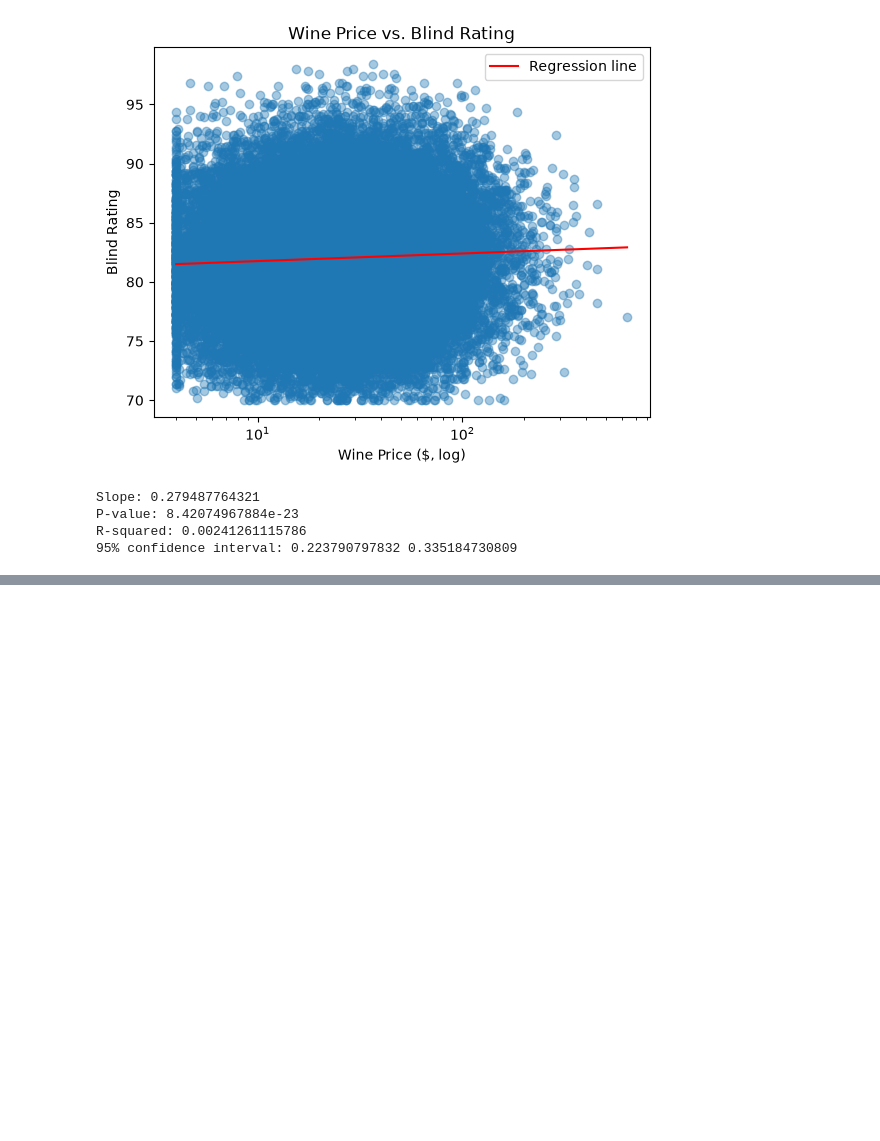
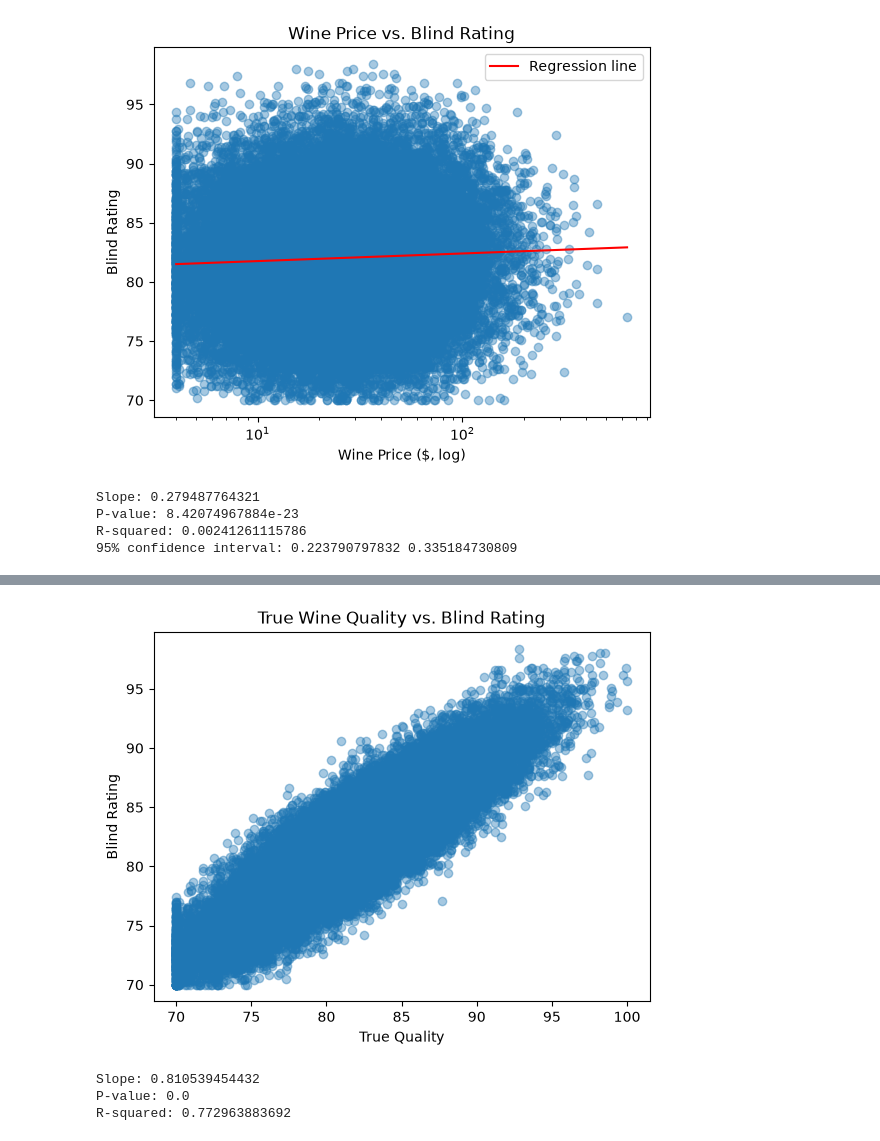
Before and after one commit to jrwhe01/wine_tastevsquailty_data, a Jupyter notebook: wineanalysis.ipynb, the cells around one changed output, grey strips where cells are left out. Drawn from its saved outputs; the diff is of its cells as text; code cells hidden in the pictures; blank space fills up the shorter version.

```diff
--- a/wineanalysis.ipynb
+++ b/wineanalysis.ipynb
@@ -222,0 +252,6 @@ R-squared: 0.00241261115786
+# %%
+final_tbl = winedata.select('wine_id','blind_rating', 'sighted_rating','price', 'true_quality')
+diff = final_tbl.apply(np.subtract, 'sighted_rating', 'blind_rating')
+
+final_tbl = final_tbl.with_column('rating_diff', diff)
+final_tbl
@@ -222,0 +273,25 @@ R-squared: 0.00241261115786
+# %%
+plt.scatter(
+    final_tbl["true_quality"],
+    final_tbl["blind_rating"],
+    alpha=0.4
+)
+
+plt.xlabel("True Quality")
+plt.ylabel("Blind Rating")
+plt.title("True Wine Quality vs. Blind Rating")
+plt.show()
+
+result4 = linregress(
+    final_tbl["true_quality"],
+    final_tbl["blind_rating"]
+)
+
+print("Slope:", result4.slope)
+print("P-value:", result4.pvalue)
+print("R-squared:", result4.rvalue**2)
+# %% [output]
+[figure, added]
+Slope: 0.810539454432
+P-value: 0.0
+R-squared: 0.772963883692
```
Also changed, not shown: parts of 12 cells of this notebook.
